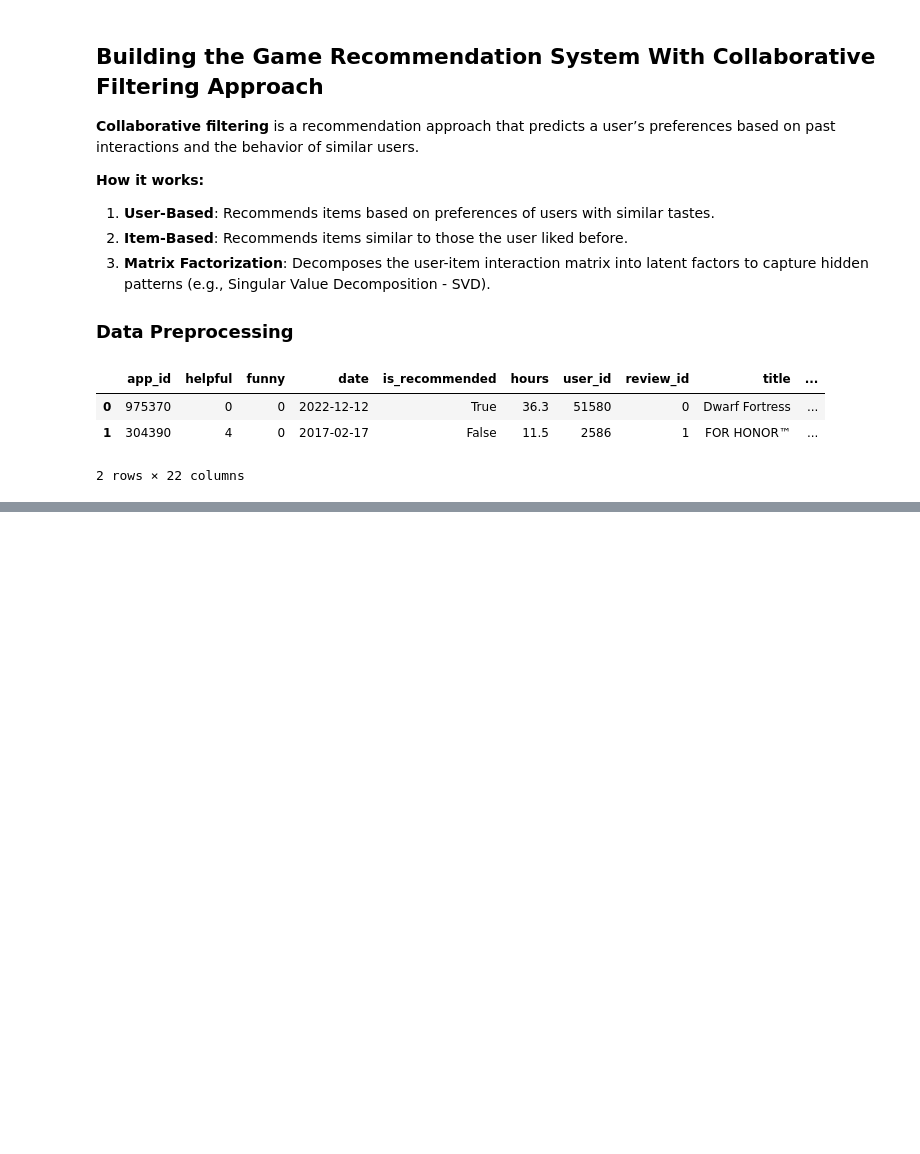
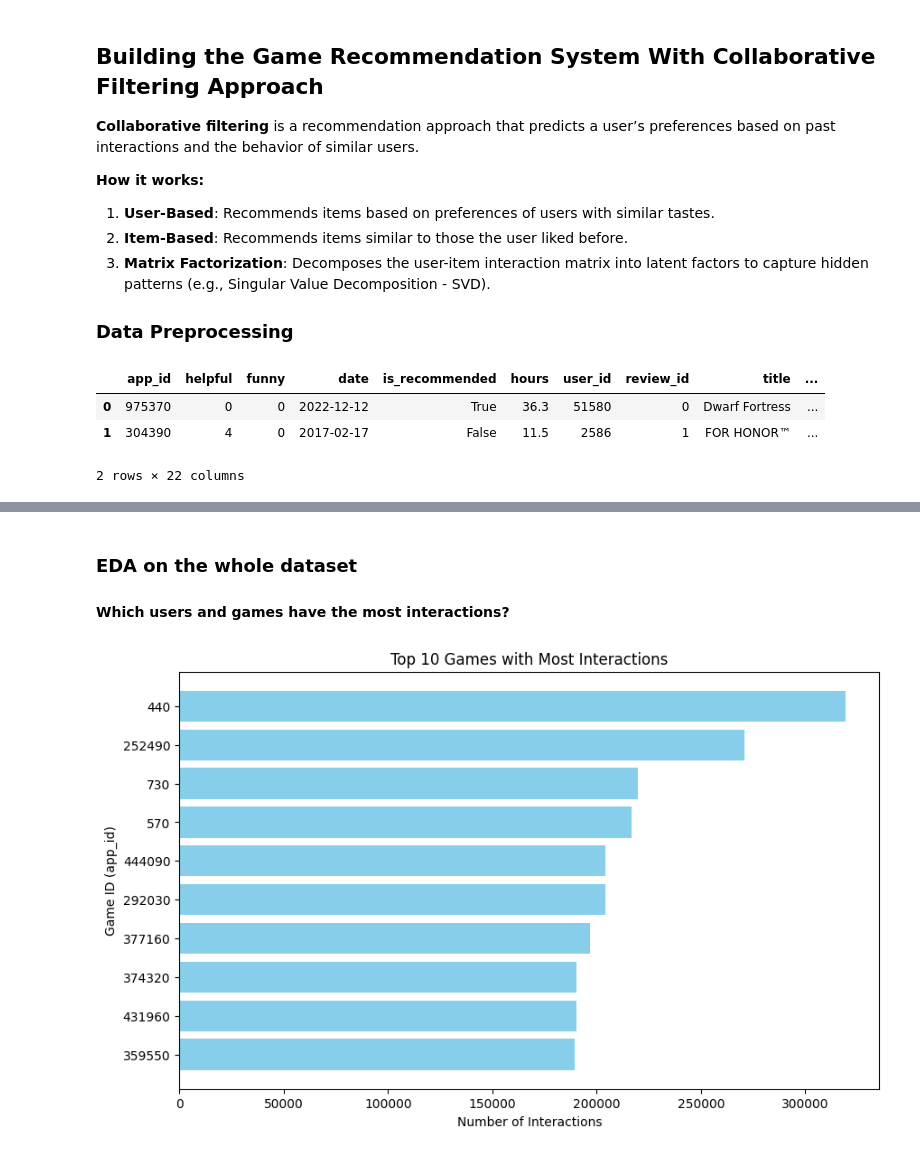
Before and after one commit to Darknight47/Data-Science-Project-02, a Jupyter notebook: steam_game_recommendation.ipynb, the cells around one changed output, grey strips where cells are left out. Cells and saved outputs as stored; diff of their text form; code cells hidden in the pictures; blank space fills up the shorter version.

Commit message:
users & games with most interactions

```diff
--- a/steam_game_recommendation.ipynb
+++ b/steam_game_recommendation.ipynb
@@ -445,0 +433,19 @@ final_df.head(2)
+# %% [markdown]
+### EDA on the whole dataset
+#### Which users and games have the most interactions?
+# %%
+# Count the number of reviews per game
+game_interactions = final_df.groupby('app_id').size().reset_index(name='interaction_count')
+# Sort by interaction count
+top_games = game_interactions.sort_values(by='interaction_count', ascending=False).head(10)
+# %%
+# Visualize top games by interactions
+plt.figure(figsize=(10, 6))
+plt.barh(top_games['app_id'].astype(str), top_games['interaction_count'], color='skyblue')
+plt.xlabel('Number of Interactions')
+plt.ylabel('Game ID (app_id)')
+plt.title('Top 10 Games with Most Interactions')
+plt.gca().invert_yaxis()
+plt.show()
+# %% [output]
+[figure, added]
```
Also changed, not shown: parts of 8 cells of this notebook.
